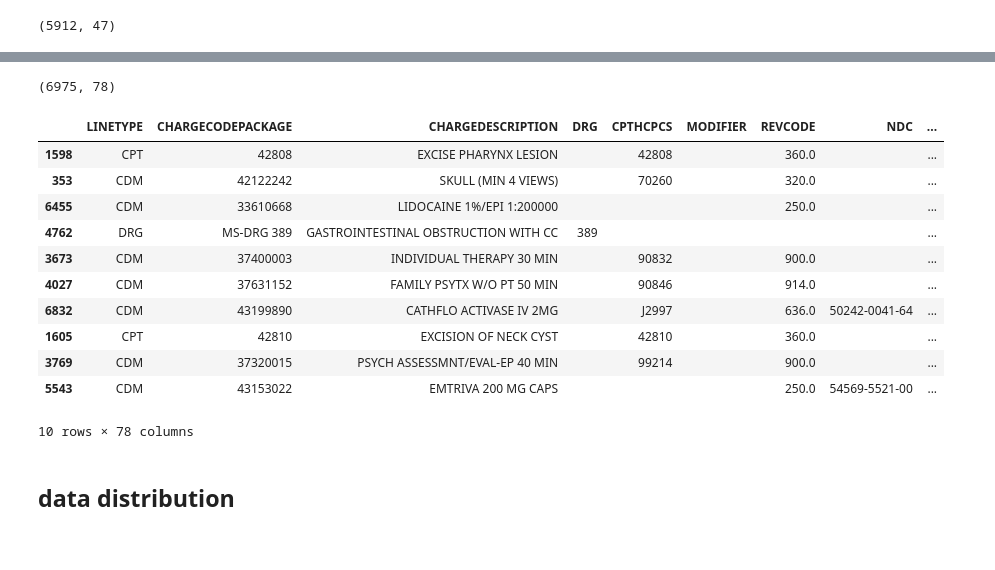
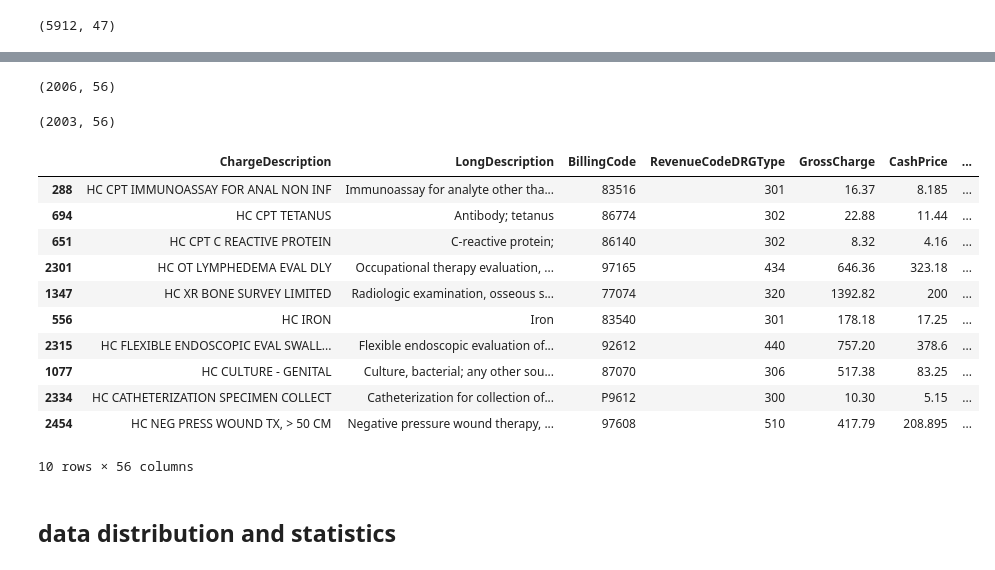
Before and after one commit to joyc3lin/sqlite_database_operations, a Jupyter notebook: HHA504_week3assignment.ipynb, the cells around one changed output, grey strips where cells are left out. Cells and saved outputs as stored; diff of their text form; code cells hidden in the pictures.

```diff
--- a/HHA504_week3assignment.ipynb
+++ b/HHA504_week3assignment.ipynb
@@ -11,6 +14,6 @@ import numpy as np
 # **1. Data Exploration and Analysis**
 # %%
 # importing pricing transparency datasets
-df_rumc = pd.read_csv('datasets/RichmondUniversityMedicalCenter_standardcharges.csv')
+df_msmc = pd.read_excel('datasets/MountSinaiMedicalCenter_standardcharges.xlsx')
 df_nyp = pd.read_json('datasets/NewYorkPresbyterianHospital_standardcharges.json')
 # %%
@@ -194,26 +185,32 @@ df_rumc.sample(10)
+# %%
+# dropping row with missing data
+df_msmc.dropna(inplace=True)
+df_msmc.shape
+# %% [output]
+(2006, 56)
 # %%
 #removing duplicate rows and columns
-df_rumc.drop_duplicates(inplace=True)
-df_rumc.loc[:,~df_rumc.T.duplicated(keep='first')]
-print(df_rumc.shape)
+df_msmc.drop_duplicates(inplace=True)
+df_msmc.loc[:,~df_msmc.T.duplicated(keep='first')]
+print(df_msmc.shape)
 # %% [output]
-(6975, 78)
+(2003, 56)
 # %%
 # cleaning column names
-df_rumc.rename(mapper=clean_value, axis=1, inplace=True)
-df_rumc.sample(10)
+df_msmc.rename(mapper=clean_value, axis=1, inplace=True)
+df_msmc.sample(10)
 # %% [output]
-|  | LINETYPE | CHARGECODEPACKAGE | CHARGEDESCRIPTION | DRG | CPTHCPCS | MODIFIER | REVCODE | NDC | ... |
-| 1598 | CPT | 42808 | EXCISE PHARYNX LESION |  | 42808 |  | 360.0 |  | ... |
-| 353 | CDM | 42122242 | SKULL (MIN 4 VIEWS) |  | 70260 |  | 320.0 |  | ... |
-| 6455 | CDM | 33610668 | LIDOCAINE 1%/EPI 1:200000 |  |  |  | 250.0 |  | ... |
-| 4762 | DRG | MS-DRG 389 | GASTROINTESTINAL OBSTRUCTION WITH CC | 389 |  |  |  |  | ... |
-| 3673 | CDM | 37400003 | INDIVIDUAL THERAPY 30 MIN |  | 90832 |  | 900.0 |  | ... |
-| 4027 | CDM | 37631152 | FAMILY PSYTX W/O PT 50 MIN |  | 90846 |  | 914.0 |  | ... |
-| 6832 | CDM | 43199890 | CATHFLO ACTIVASE IV 2MG |  | J2997 |  | 636.0 | 50242-0041-64 | ... |
-| 1605 | CPT | 42810 | EXCISION OF NECK CYST |  | 42810 |  | 360.0 |  | ... |
-| 3769 | CDM | 37320015 | PSYCH ASSESSMNT/EVAL-EP 40 MIN |  | 99214 |  | 900.0 |  | ... |
-| 5543 | CDM | 43153022 | EMTRIVA 200 MG CAPS |  |  |  | 250.0 | 54569-5521-00 | ... |
+|  | ChargeDescription | LongDescription | BillingCode | RevenueCodeDRGType | GrossCharge | CashPrice | ... |
+| 288 | HC CPT IMMUNOASSAY FOR ANAL NON INF | Immunoassay for analyte other tha... | 83516 | 301 | 16.37 | 8.185 | ... |
+| 694 | HC CPT TETANUS | Antibody; tetanus | 86774 | 302 | 22.88 | 11.44 | ... |
+| 651 | HC CPT C REACTIVE PROTEIN | C-reactive protein; | 86140 | 302 | 8.32 | 4.16 | ... |
+| 2301 | HC OT LYMPHEDEMA EVAL DLY | Occupational therapy evaluation, ... | 97165 | 434 | 646.36 | 323.18 | ... |
+| 1347 | HC XR BONE SURVEY LIMITED | Radiologic examination, osseous s... | 77074 | 320 | 1392.82 | 200 | ... |
+| 556 | HC IRON | Iron | 83540 | 301 | 178.18 | 17.25 | ... |
+| 2315 | HC FLEXIBLE ENDOSCOPIC EVAL SWALL... | Flexible endoscopic evaluation of... | 92612 | 440 | 757.20 | 378.6 | ... |
+| 1077 | HC CULTURE - GENITAL | Culture, bacterial; any other sou... | 87070 | 306 | 517.38 | 83.25 | ... |
+| 2334 | HC CATHETERIZATION SPECIMEN COLLECT | Catheterization for collection of... | P9612 | 300 | 10.30 | 5.15 | ... |
+| 2454 | HC NEG PRESS WOUND TX, > 50 CM | Negative pressure wound therapy, ... | 97608 | 510 | 417.79 | 208.895 | ... |
-10 rows × 78 columns
+10 rows × 56 columns
 # %% [markdown]
-## data distribution
+## data distribution and statistics
```
Also changed, not shown: parts of 26 cells of this notebook.
